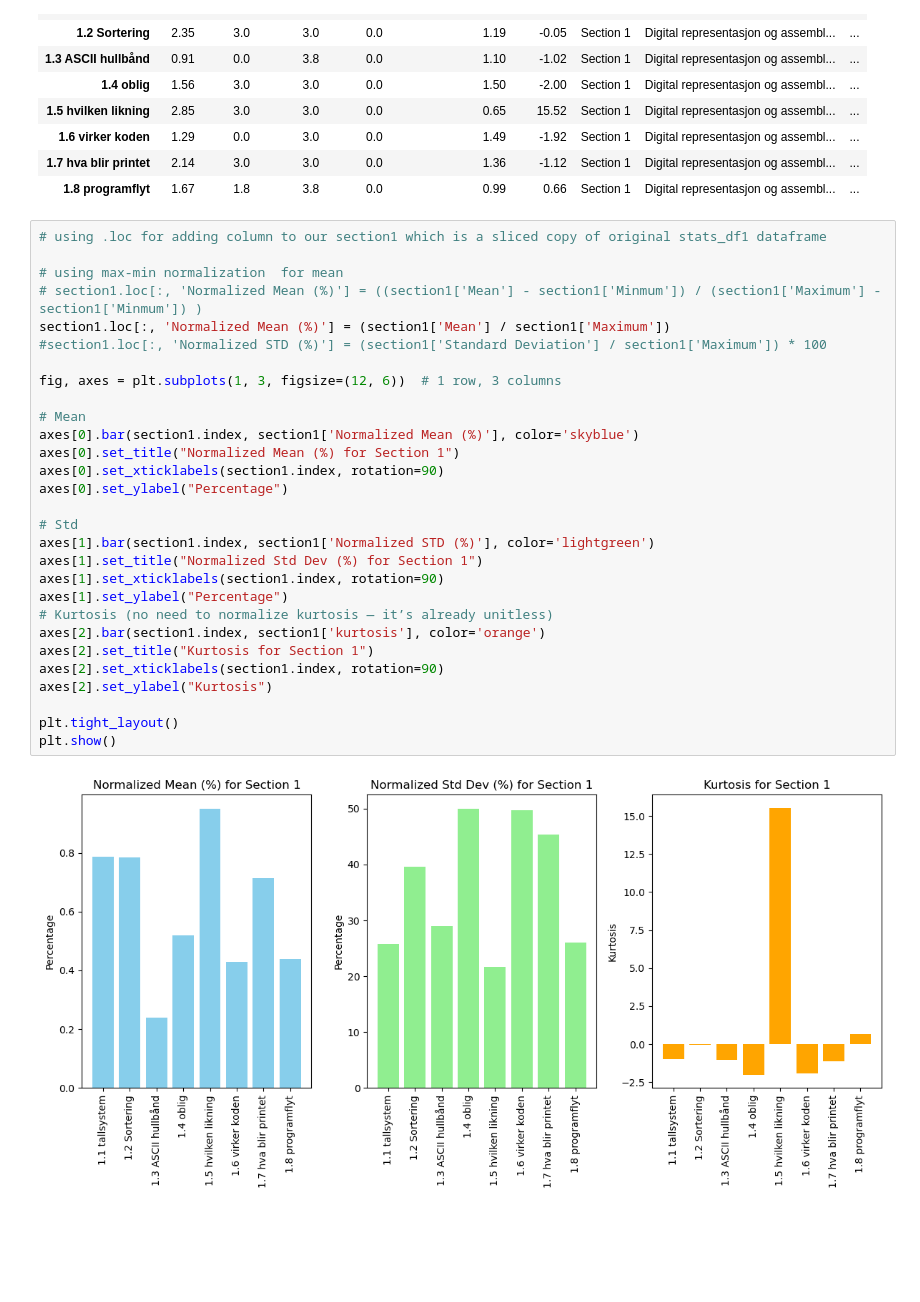
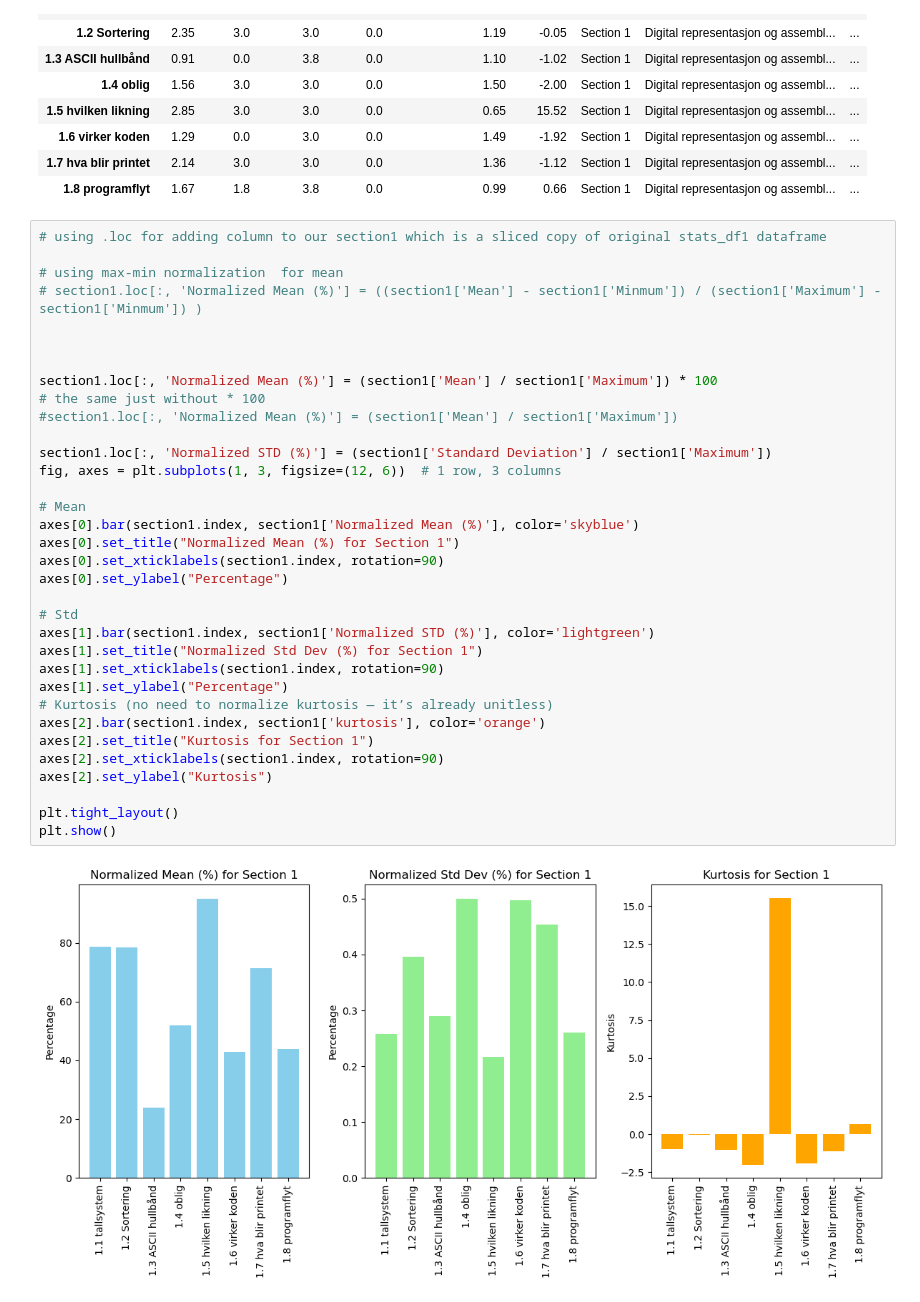
Before and after one commit to tornerosie/Eksamensanalyse, a Jupyter notebook: Dataanalyse.ipynb, the cells around one changed output. Saved outputs shown, nothing was run; the diff lists cells and outputs as text; blank space fills up the shorter version.

```diff
--- a/Dataanalyse.ipynb
+++ b/Dataanalyse.ipynb
@@ -379,31 +379,36 @@ section1
 # %%
 # using .loc for adding column to our section1 which is a sliced copy of original stats_df1 dataframe
 
 # using max-min normalization  for mean
 # section1.loc[:, 'Normalized Mean (%)'] = ((section1['Mean'] - section1['Minmum']) / (section1['Maximum'] - section1['Minmum']) )
-section1.loc[:, 'Normalized Mean (%)'] = (section1['Mean'] / section1['Maximum'])
-#section1.loc[:, 'Normalized STD (%)'] = (section1['Standard Deviation'] / section1['Maximum']) * 100
 
+
+
+section1.loc[:, 'Normalized Mean (%)'] = (section1['Mean'] / section1['Maximum']) * 100
+# the same just without * 100
+#section1.loc[:, 'Normalized Mean (%)'] = (section1['Mean'] / section1['Maximum'])
+
+section1.loc[:, 'Normalized STD (%)'] = (section1['Standard Deviation'] / section1['Maximum'])
 fig, axes = plt.subplots(1, 3, figsize=(12, 6))  # 1 row, 3 columns
 
 # Mean
 axes[0].bar(section1.index, section1['Normalized Mean (%)'], color='skyblue')
 axes[0].set_title("Normalized Mean (%) for Section 1")
 axes[0].set_xticklabels(section1.index, rotation=90)
 axes[0].set_ylabel("Percentage")
 
 # Std
 axes[1].bar(section1.index, section1['Normalized STD (%)'], color='lightgreen')
 axes[1].set_title("Normalized Std Dev (%) for Section 1")
 axes[1].set_xticklabels(section1.index, rotation=90)
 axes[1].set_ylabel("Percentage")
 # Kurtosis (no need to normalize kurtosis — it’s already unitless)
 axes[2].bar(section1.index, section1['kurtosis'], color='orange')
 axes[2].set_title("Kurtosis for Section 1")
 axes[2].set_xticklabels(section1.index, rotation=90)
 axes[2].set_ylabel("Kurtosis")
 
 plt.tight_layout()
 plt.show()
 # %% [output]
-[figure, old version]
+[figure, new version]
```
Also changed, not shown: 4 other files.
